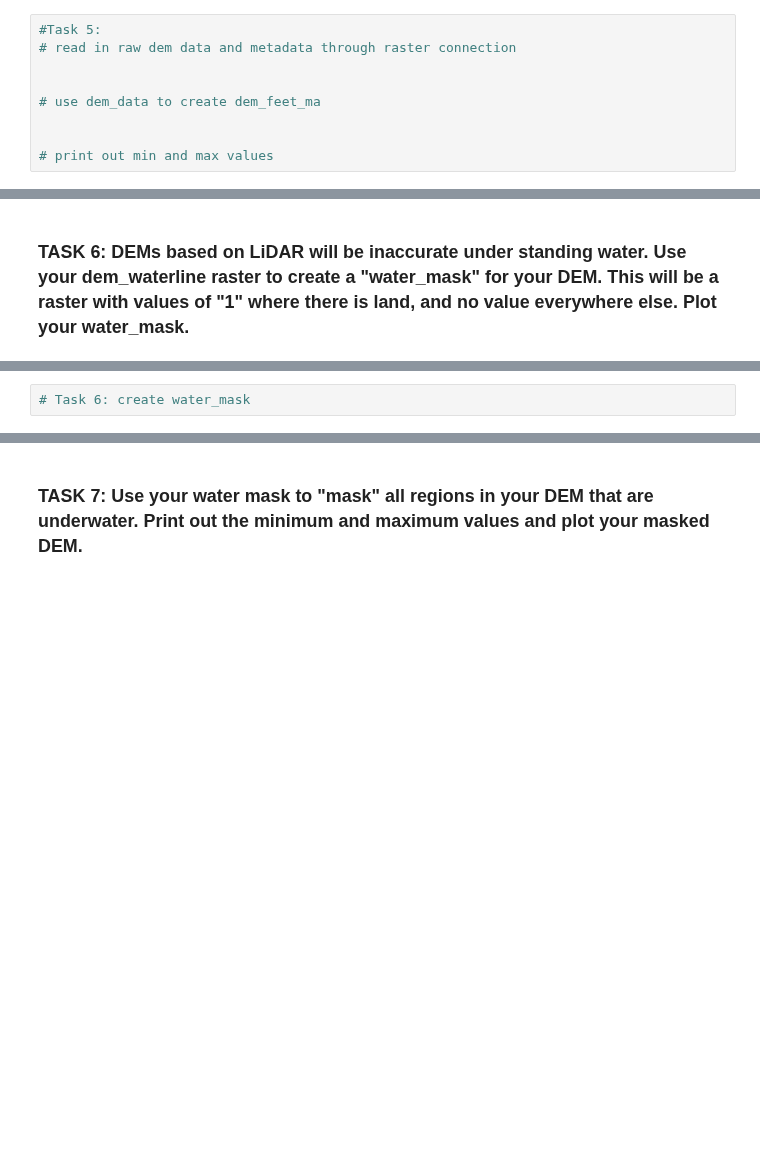
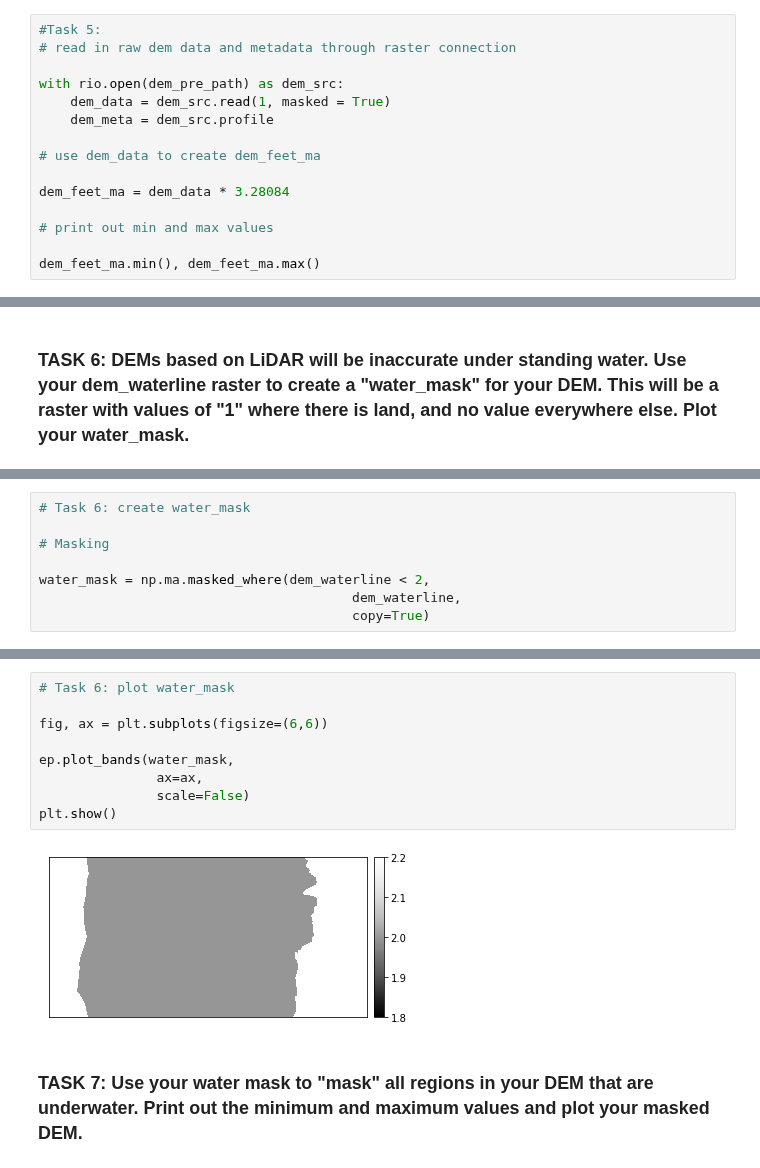
Before and after one commit to ADLCero/EnvDatSci22, a Jupyter notebook: CodeSprints/RasterData101.ipynb, the cells around one changed output, grey strips where cells are left out. Saved outputs shown, nothing was run; the diff lists cells and outputs as text; blank space fills up the shorter version.

```diff
--- a/CodeSprints/RasterData101.ipynb
+++ b/CodeSprints/RasterData101.ipynb
@@ -290,8 +369,14 @@ Note: we did not use masked = T when we read in the dem.
 #Task 5:
 # read in raw dem data and metadata through raster connection
 
+with rio.open(dem_pre_path) as dem_src:
+    dem_data = dem_src.read(1, masked = True)
+    dem_meta = dem_src.profile
 
 # use dem_data to create dem_feet_ma
 
+dem_feet_ma = dem_data * 3.28084
 
 # print out min and max values
+
+dem_feet_ma.min(), dem_feet_ma.max()
@@ -342,2 +458,8 @@ Often in raster manipulation, we want to use certain criteria to mask out raster
 # %%
 # Task 6: create water_mask
+
+# Masking
+
+water_mask = np.ma.masked_where(dem_waterline < 2,
+                                        dem_waterline,
+                                        copy=True)
@@ -346,3 +492,14 @@ Often in raster manipulation, we want to use certain criteria to mask out raster
+# %%
+# Task 6: plot water_mask
+
+fig, ax = plt.subplots(figsize=(6,6))
+
+ep.plot_bands(water_mask,
+               ax=ax,
+               scale=False)
+plt.show()
+# %% [output]
+[figure, added]
 # %% [markdown]
 ### TASK 7: Use your water mask to "mask" all regions in your DEM that are underwater. Print out the minimum and maximum values and plot your masked DEM.
 # %%
```
Also changed, not shown: parts of 36 cells of this notebook.
